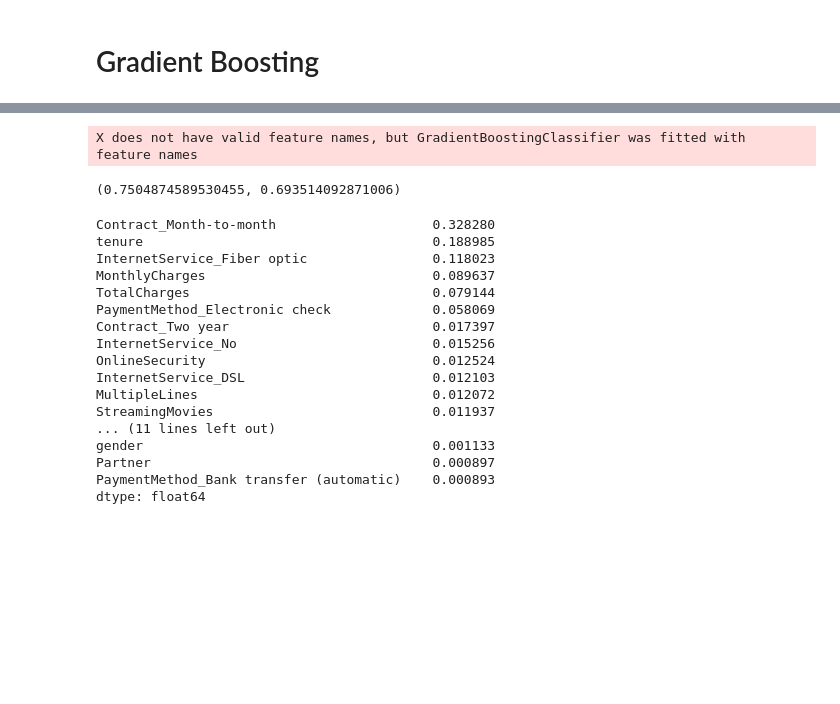
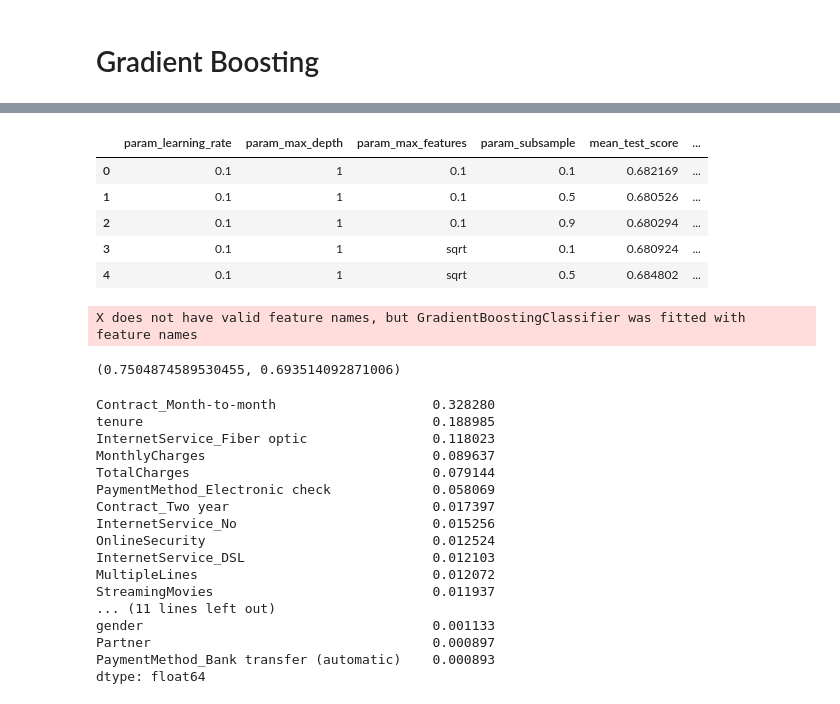
Before and after one commit to abbylmm/DS_Uncut, a Jupyter notebook: telco_churn.ipynb, the cells around one changed output, grey strips where cells are left out. Saved outputs shown, nothing was run; the diff lists cells and outputs as text; code cells hidden in the pictures; blank space fills up the shorter version.

```diff
--- a/telco_churn.ipynb
+++ b/telco_churn.ipynb
@@ -814,3 +755,12 @@ X does not have valid feature names, but GradientBoostingClassifier was fitted w
+# %%
+result_GB.head()
+# %% [output]
+|  | param_learning_rate | param_max_depth | param_max_features | param_subsample | mean_test_score | ... |
+| 0 | 0.1 | 1 | 0.1 | 0.1 | 0.682169 | ... |
+| 1 | 0.1 | 1 | 0.1 | 0.5 | 0.680526 | ... |
+| 2 | 0.1 | 1 | 0.1 | 0.9 | 0.680294 | ... |
+| 3 | 0.1 | 1 | sqrt | 0.1 | 0.680924 | ... |
+| 4 | 0.1 | 1 | sqrt | 0.5 | 0.684802 | ... |
 # %%
 GBClassifier = tuning_GB.best_estimator_
 GBClassifier = GradientBoostingClassifier(
```
Also changed, not shown: parts of 18 cells of this notebook.
